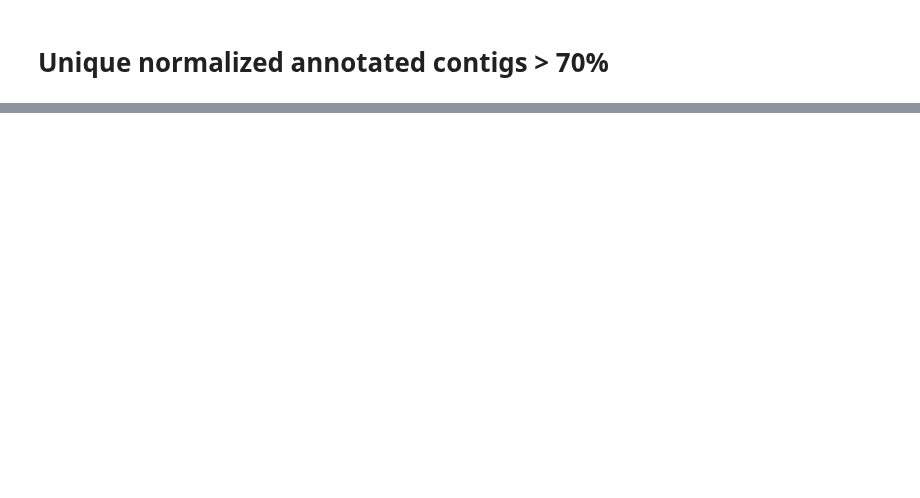
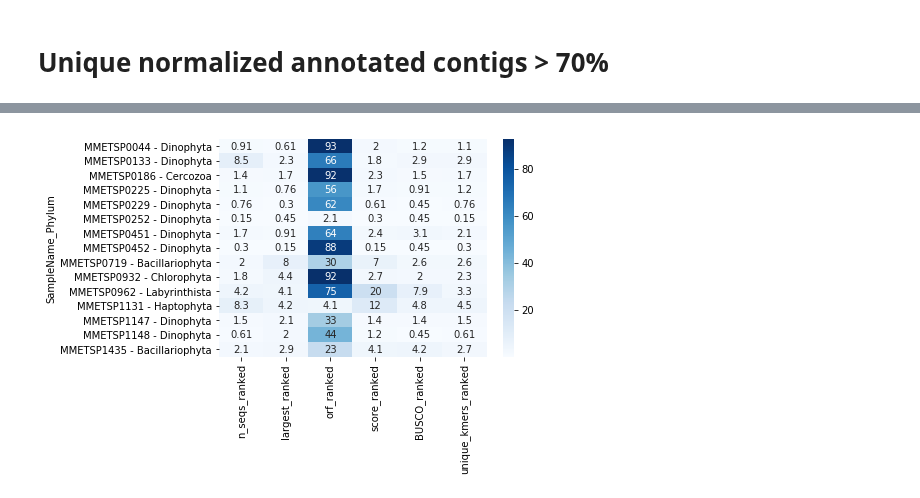
Before and after one commit to johnsolk/MMETSP, a Jupyter notebook: notebooks/MMETSP_subset.ipynb, the cells around one changed output, grey strips where cells are left out. Cells and saved outputs as stored; diff of their text form; code cells hidden in the pictures; blank space fills up the shorter version.

```diff
--- a/notebooks/MMETSP_subset.ipynb
+++ b/notebooks/MMETSP_subset.ipynb
@@ -275,0 +624,4 @@ len(list(set(low_MMETSP + high_MMETSP)))
+# %%
+low_heatmap_filtered = low_heatmap_filtered[(low_heatmap_filtered['unique_kmers_ranked'] < 10) &
+                                            (low_heatmap_filtered['n_seqs_ranked'] < 10) &
+                                            (low_heatmap_filtered['BUSCO_ranked'] < 10)]
@@ -275,0 +651,4 @@ len(list(set(low_MMETSP + high_MMETSP)))
+# %%
+low_heatmap = low_heatmap_filtered[['n_seqs_ranked','largest_ranked','orf_ranked','score_ranked','BUSCO_ranked','unique_kmers_ranked']]
+# %%
+low_heatmap['SampleName_Phylum'] = str_join(low_heatmap_filtered, ' - ', 'SampleName', 'Phylum')
@@ -275,0 +661,2 @@ len(list(set(low_MMETSP + high_MMETSP)))
+# %%
+low_heatmap = low_heatmap.set_index("SampleName_Phylum")
@@ -275,0 +704,4 @@ len(list(set(low_MMETSP + high_MMETSP)))
+# %%
+sns.heatmap(low_heatmap, annot=True,cmap="Blues");
+# %% [output]
+[figure, added]
```
Also changed, not shown: parts of 87 cells of this notebook.
